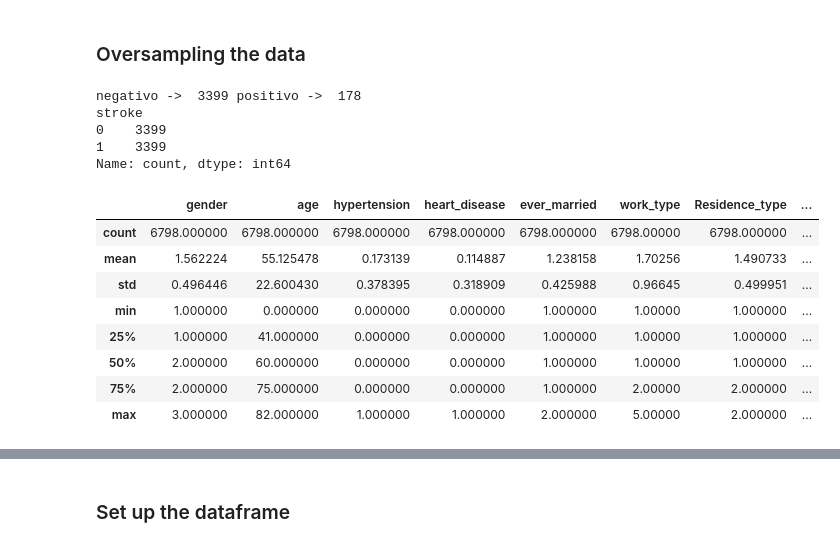
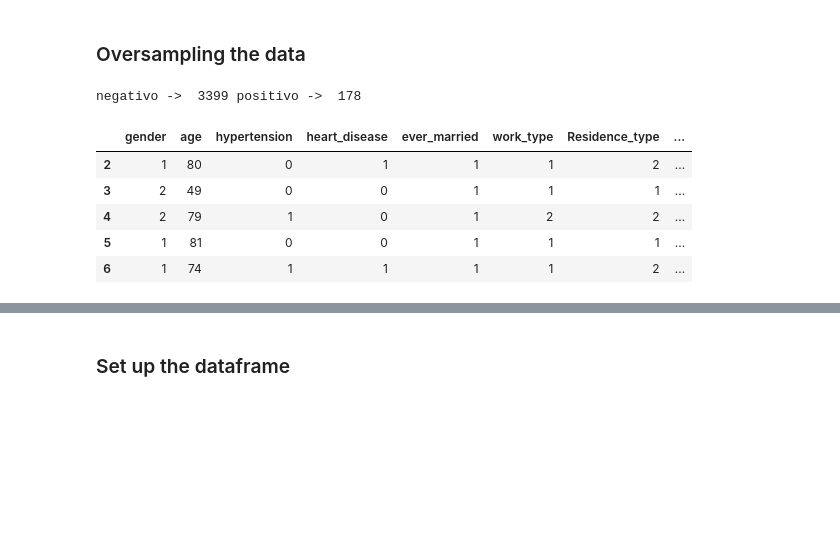
Before and after one commit to GoncaloSenra/DAA-Modelos-de-Machine-Learning, a Jupyter notebook: stroki.ipynb, the cells around one changed output, grey strips where cells are left out. Cells and saved outputs as stored; diff of their text form; code cells hidden in the pictures; blank space fills up the shorter version.

```diff
--- a/stroki.ipynb
+++ b/stroki.ipynb
@@ -657,32 +669,34 @@ sns.countplot(x='Stroke',data=pd.DataFrame(y_test, columns=['Stroke']),palette='
 # %% [markdown]
 ### Oversampling the data
-# %%
-count0, count1 = train_data.stroke.value_counts()
-print("negativo -> ",count0,"positivo -> ",count1)
-
-aux0 = train_data[train_data["stroke"] == 0] # maioritaria
-aux1 = train_data[train_data["stroke"] == 1] # minoritaria
-
-aux2 = aux1.sample(count0, replace = True)
-train_data_OS = pd.concat([aux0, aux2], axis = 0)
-print(train_data_OS.stroke.value_counts())
-
-train_data_OS.describe()
-# %% [output]
-negativo ->  3399 positivo ->  178
-stroke
-0    3399
-1    3399
-Name: count, dtype: int64
-|  | gender | age | hypertension | heart_disease | ever_married | work_type | Residence_type | ... |
-| count | 6798.000000 | 6798.000000 | 6798.000000 | 6798.000000 | 6798.000000 | 6798.00000 | 6798.000000 | ... |
-| mean | 1.562224 | 55.125478 | 0.173139 | 0.114887 | 1.238158 | 1.70256 | 1.490733 | ... |
-| std | 0.496446 | 22.600430 | 0.378395 | 0.318909 | 0.425988 | 0.96645 | 0.499951 | ... |
-| min | 1.000000 | 0.000000 | 0.000000 | 0.000000 | 1.000000 | 1.00000 | 1.000000 | ... |
-| 25% | 1.000000 | 41.000000 | 0.000000 | 0.000000 | 1.000000 | 1.00000 | 1.000000 | ... |
-| 50% | 2.000000 | 60.000000 | 0.000000 | 0.000000 | 1.000000 | 1.00000 | 1.000000 | ... |
-| 75% | 2.000000 | 75.000000 | 0.000000 | 0.000000 | 1.000000 | 2.00000 | 2.000000 | ... |
-| max | 3.000000 | 82.000000 | 1.000000 | 1.000000 | 2.000000 | 5.00000 | 2.000000 | ... |
+# %%
+count0, count1 = train_data.stroke.value_counts()
+print("negativo -> ",count0,"positivo -> ",count1)
+
+x = data.drop(['stroke'], axis = 1)
+y = np.ravel(data.stroke)
+
+
+sm = SMOTE(sampling_strategy='auto',random_state=1000)
+x_train_s, y_train_s = sm.fit_resample(x, y)
+
+train_data_OS = pd.DataFrame(x_train_s,columns=x_train_s.columns)
+train_data_OS['stroke'] = y_train_s
+
+train_data_OS.head()
+mask = train_data_OS.isin(test_data.to_dict(orient='list')).all(axis=1)
+
+# Filtrar as linhas que não estão em df2
+train_data_OS = train_data_OS[~mask]
+
+train_data_OS.head()
+# %% [output]
+negativo ->  3399 positivo ->  178
+|  | gender | age | hypertension | heart_disease | ever_married | work_type | Residence_type | ... |
+| 2 | 1 | 80 | 0 | 1 | 1 | 1 | 2 | ... |
+| 3 | 2 | 49 | 0 | 0 | 1 | 1 | 1 | ... |
+| 4 | 2 | 79 | 1 | 0 | 1 | 2 | 2 | ... |
+| 5 | 1 | 81 | 0 | 0 | 1 | 1 | 1 | ... |
+| 6 | 1 | 74 | 1 | 1 | 1 | 1 | 2 | ... |
 # %%
 # # Primeiro Gráfico
 # plt.subplot(1, 2, 1)
```
Also changed, not shown: parts of 8 cells of this notebook.
